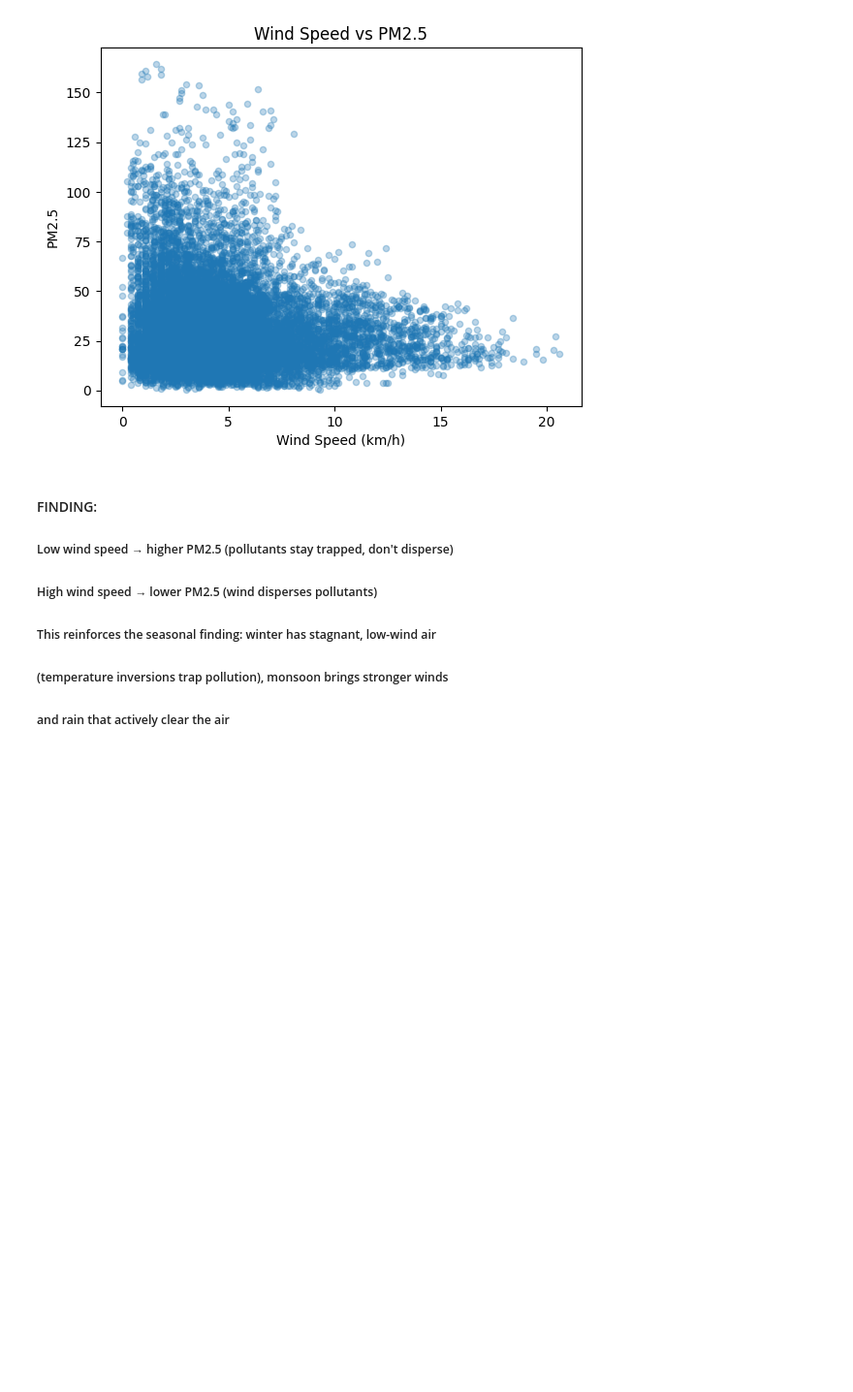
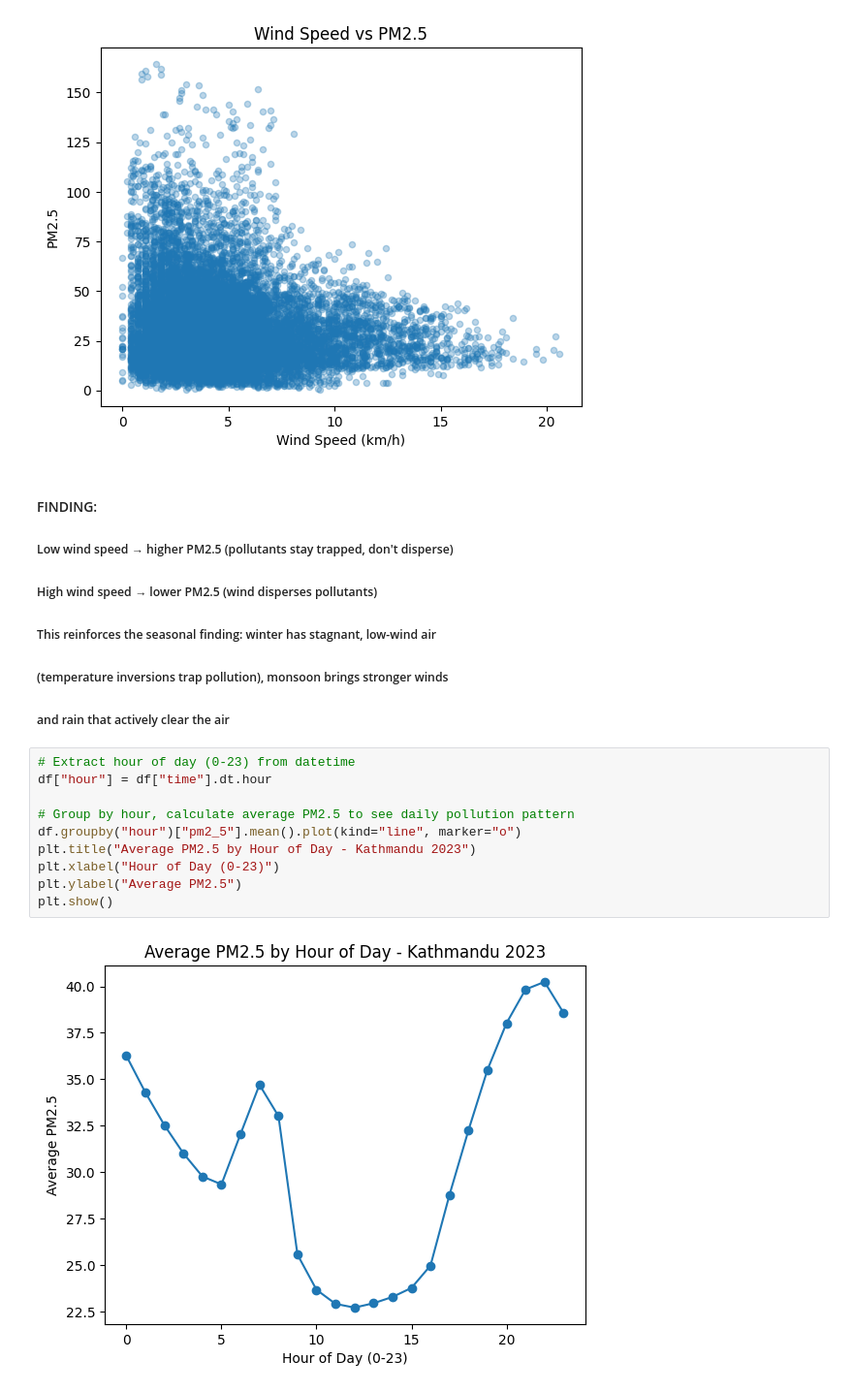
Before and after one commit to prakriti-pokharel/nepal-aqi-eda, a Jupyter notebook: 01_exploration.ipynb, the cells around one changed output. Shown at 97% size. Cells and saved outputs as stored; diff of their text form; blank space fills up the shorter version.

Commit message:
Add hourly PM2.5 pattern - peaks at night, lowest in afternoon

```diff
--- a/01_exploration.ipynb
+++ b/01_exploration.ipynb
@@ -173,3 +173,15 @@ plt.show()
 ##### This reinforces the seasonal finding: winter has stagnant, low-wind air
 ##### (temperature inversions trap pollution), monsoon brings stronger winds
 ##### and rain that actively clear the air
+# %%
+# Extract hour of day (0-23) from datetime
+df["hour"] = df["time"].dt.hour
+
+# Group by hour, calculate average PM2.5 to see daily pollution pattern
+df.groupby("hour")["pm2_5"].mean().plot(kind="line", marker="o")
+plt.title("Average PM2.5 by Hour of Day - Kathmandu 2023")
+plt.xlabel("Hour of Day (0-23)")
+plt.ylabel("Average PM2.5")
+plt.show()
+# %% [output]
+[figure, added]
```
Also changed, not shown: parts of 1 cell of this notebook.
